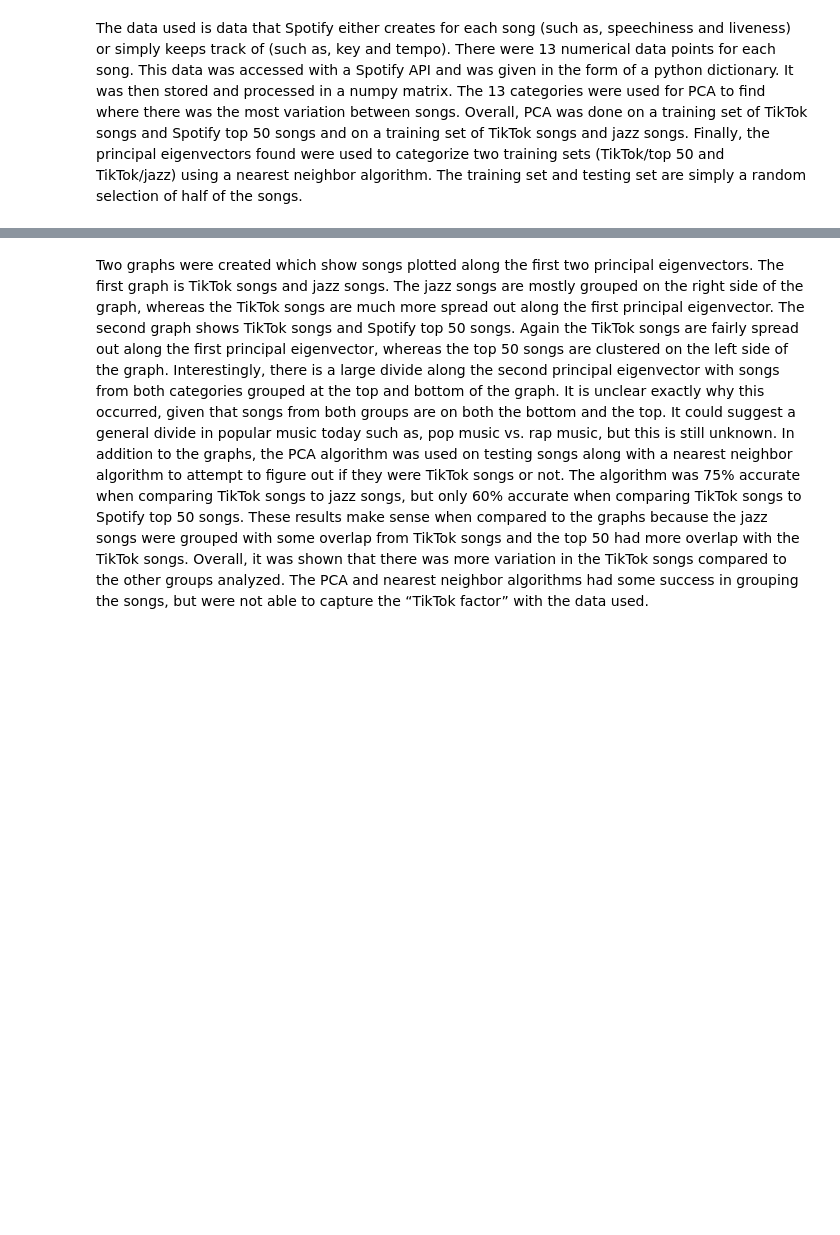
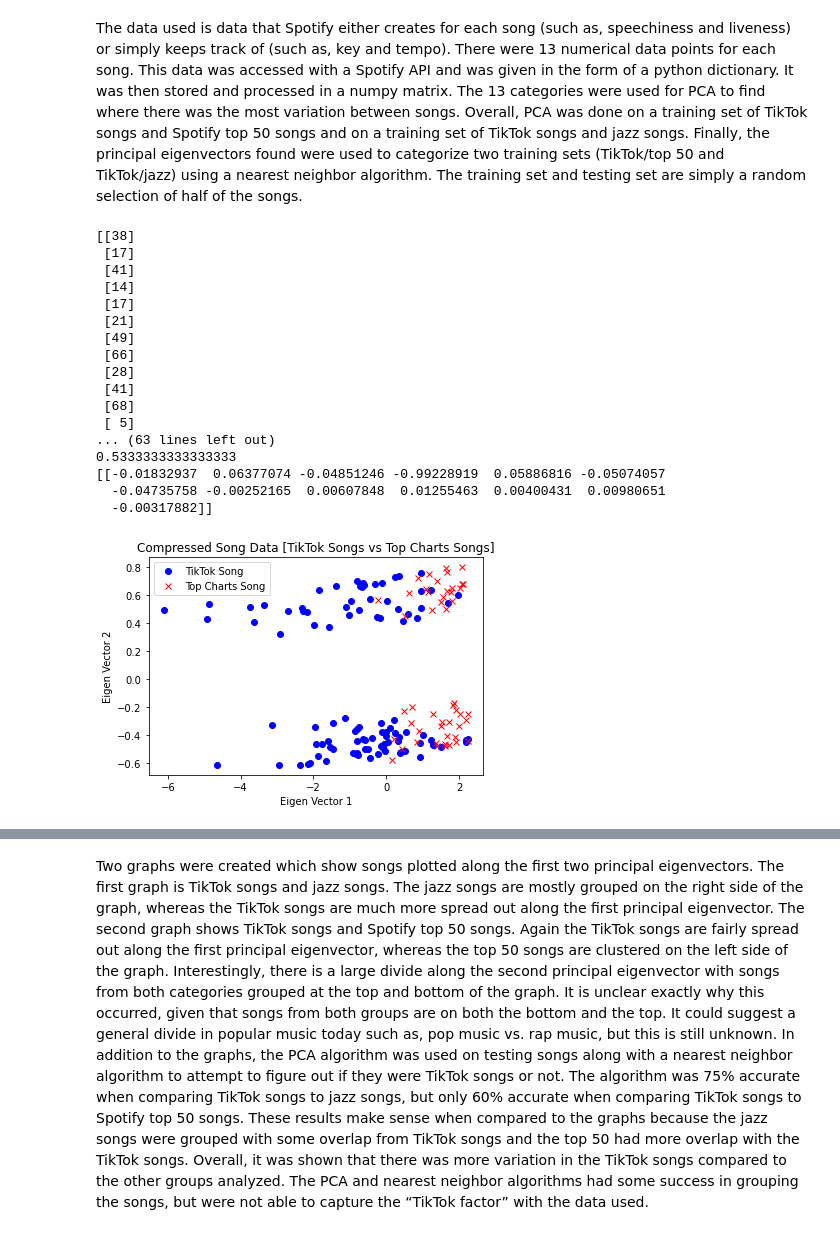
Before and after one commit to annacommers/poppin-hits-predictor, a Jupyter notebook: report.ipynb, the cells around one changed output, grey strips where cells are left out. Drawn from its saved outputs; the diff is of its cells as text; code cells hidden in the pictures; blank space fills up the shorter version.

```diff
--- a/report.ipynb
+++ b/report.ipynb
@@ -14,4 +12,25 @@ The autoreload extension is already loaded. To reload it, use:
 Over the past few years, TikTok has gained popularity and now has around 100 million users in the United States alone (Garcia-Navarro). For better or for worse, the app has made waves in the music industry. TikTok has made it easier than ever for songs from both big and small artists to become viral successes. We wondered if there were specific qualities that made songs popular on TikTok or if it was simply a combination of luck and advertising. To answer this question, popular TikTok songs were compared to the Spotify global top 50 songs. Numerical data from Spotify in categories like, energy, danceability, and tempo was used with principal component analysis. In addition to comparing TikTok songs and the top 50 songs, TikTok songs were compared with jazz songs as a control. After training the PCA algorithm, songs from these categories were tested using a nearest neighbor algorithm to see if it could accurately categorize each song as a TikTok song or not a TikTok song (top 50 or jazz in these cases).
 # %% [markdown]
 The data used is data that Spotify either creates for each song (such as, speechiness and liveness) or simply keeps track of (such as, key and tempo). There were 13 numerical data points for each song. This data was accessed with a Spotify API and was given in the form of a python dictionary. It was then stored and processed in a numpy matrix. The 13 categories were used for PCA to find where there was the most variation between songs. Overall, PCA was done on a training set of TikTok songs and Spotify top 50 songs and on a training set of TikTok songs and jazz songs. Finally, the principal eigenvectors found were used to categorize two training sets (TikTok/top 50 and TikTok/jazz) using a nearest neighbor algorithm. The training set and testing set are simply a random selection of half of the songs.
+# %%
+php.run_local_algorithm(file_name_1='./data/viral_data.csv', file_name_2='./data/top_data.csv', )php.run_local_algorithm(file_name_1='./data/viral_data.csv', file_name_2='./data/top_data.csv', )
+# %% [output]
+[[38]
+ [17]
+ [41]
+ [14]
+ [17]
+ [21]
+ [49]
+ [66]
+ [28]
+ [41]
+ [68]
+ [ 5]
+... (63 lines left out)
+0.5333333333333333
+[[-0.01832937  0.06377074 -0.04851246 -0.99228919  0.05886816 -0.05074057
+  -0.04735758 -0.00252165  0.00607848  0.01255463  0.00400431  0.00980651
+  -0.00317882]]
+[figure, added]
 # %%
```
Also changed, not shown: parts of 3 cells of this notebook, 1 other file.
